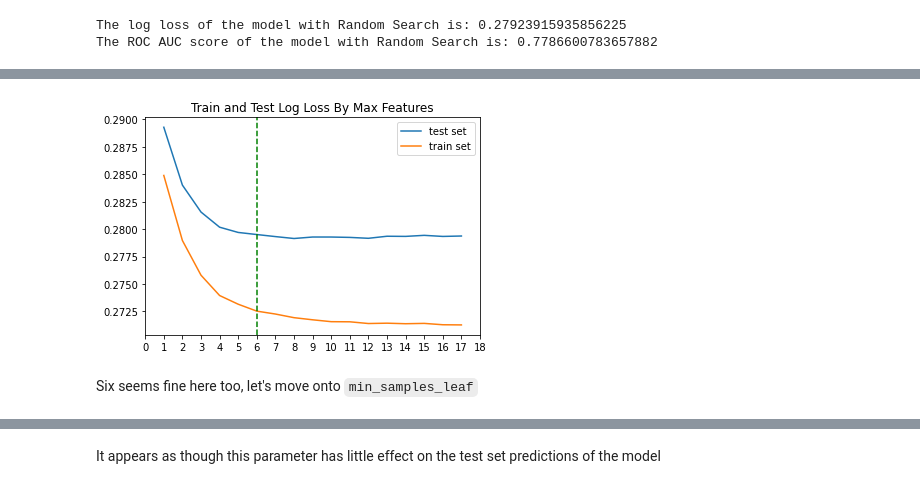
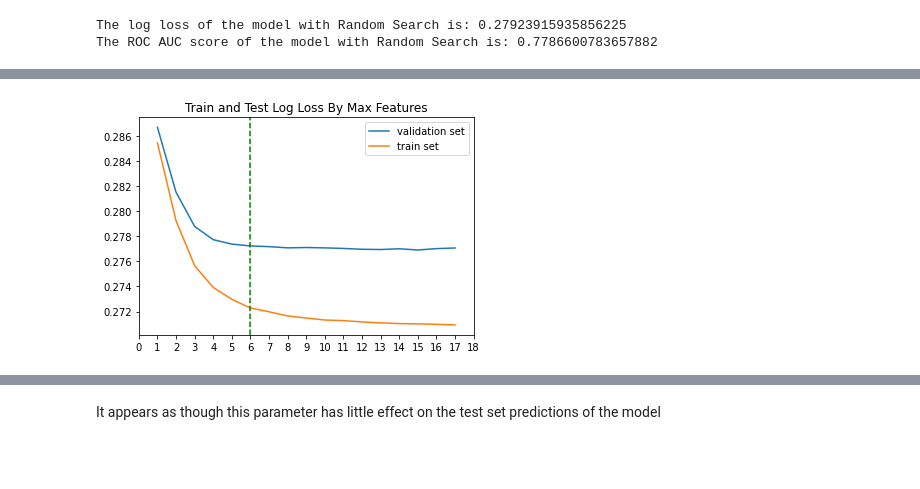
Before and after one commit to andrewsimplebet/expected_goals_deep_dive, a Jupyter notebook: 1. Random Forest Cross Validation And Hyperparameter Tuning.ipynb, the cells around one changed output, grey strips where cells are left out. Saved outputs shown, nothing was run; the diff lists cells and outputs as text; code cells hidden in the pictures; blank space fills up the shorter version.

```diff
--- a/1. Random Forest Cross Validation And Hyperparameter Tuning.ipynb
+++ b/1. Random Forest Cross Validation And Hyperparameter Tuning.ipynb
@@ -432,9 +438,9 @@ n_estimators_train_loss=[]
 n_estimators_test_loss=[]
 for estimators in n_estimators_x_axis:
     model_to_test = initial_random_forest_model.set_params(**{"n_estimators": estimators})
-    model_to_test.fit(x_train, y_train)
-    train_predict = model_to_test.predict_proba(x_train)
-    test_predict = model_to_test.predict_proba(x_test)
-    n_estimators_train_loss.append(log_loss(y_train, train_predict[:,-1]))
-    n_estimators_test_loss.append(log_loss(y_test, test_predict[:,-1]))
+    model_to_test.fit(x_train_2, y_train_2)
+    train_predict = model_to_test.predict_proba(x_train_2)
+    test_predict = model_to_test.predict_proba(x_val)
+    n_estimators_train_loss.append(log_loss(y_train_2, train_predict[:,-1]))
+    n_estimators_test_loss.append(log_loss(y_val, test_predict[:,-1]))
 # %%
@@ -451,5 +455,5 @@ We find that the plot starts to smooth out around 300, so for the remaining mode
 # %%
-initial_random_forest_model.set_params(**{"n_estimators": 300})
+initial_random_forest_model.set_params(**{"n_estimators": 500})
 # %% [output]
 RandomForestClassifier(bootstrap=True, ccp_alpha=0.0, class_weight=None,
                        criterion='gini', max_depth=7, max_features=8,
@@ -467,9 +471,9 @@ max_depth_test_loss=[]
 
 for depth in max_depth_x_axis:
     model_to_test = initial_random_forest_model.set_params(**{"max_depth": depth})
-    model_to_test.fit(x_train, y_train)
-    train_predict = model_to_test.predict_proba(x_train)
-    test_predict = model_to_test.predict_proba(x_test)
-    max_depth_train_loss.append(log_loss(y_train, train_predict[:,-1]))
-    max_depth_test_loss.append(log_loss(y_test, test_predict[:,-1]))
+    model_to_test.fit(x_train_2, y_train_2)
+    train_predict = model_to_test.predict_proba(x_train_2)
+    test_predict = model_to_test.predict_proba(x_val)
+    max_depth_train_loss.append(log_loss(y_train_2, train_predict[:,-1]))
+    max_depth_test_loss.append(log_loss(y_val, test_predict[:,-1]))
 # %%
@@ -503,23 +505,21 @@ max_features_test_loss=[]
 
 for features in max_features_x_axis:
     model_to_test = initial_random_forest_model.set_params(**{"max_features": features})
-    model_to_test.fit(x_train, y_train)
-    train_predict = model_to_test.predict_proba(x_train)
-    test_predict = model_to_test.predict_proba(x_test)
-    max_features_train_loss.append(log_loss(y_train, train_predict[:,-1]))
-    max_features_test_loss.append(log_loss(y_test, test_predict[:,-1]))
+    model_to_test.fit(x_train_2, y_train_2)
+    train_predict = model_to_test.predict_proba(x_train_2)
+    test_predict = model_to_test.predict_proba(x_val)
+    max_features_train_loss.append(log_loss(y_train_2, train_predict[:,-1]))
+    max_features_test_loss.append(log_loss(y_val, test_predict[:,-1]))
 # %%
-plt.plot(max_features_x_axis, max_features_test_loss,label='test set')
+plt.plot(max_features_x_axis, max_features_test_loss,label='validation set')
 plt.plot(max_features_x_axis, max_features_train_loss,label='train set')
 plt.legend()
 plt.axvline(x=6, color='green', linestyle='--')
 plt.xticks(np.arange(19))
 plt.title('Train and Test Log Loss By Max Features')
 plt.show()
 # %% [output]
-[figure, old version]
+[figure, new version]
-# %% [markdown]
-Six seems fine here too, let's move onto ``min_samples_leaf``
 # %%
 initial_random_forest_model.set_params(**{"max_features": 6})
 # %% [output]
```
Also changed, not shown: parts of 29 cells of this notebook.
